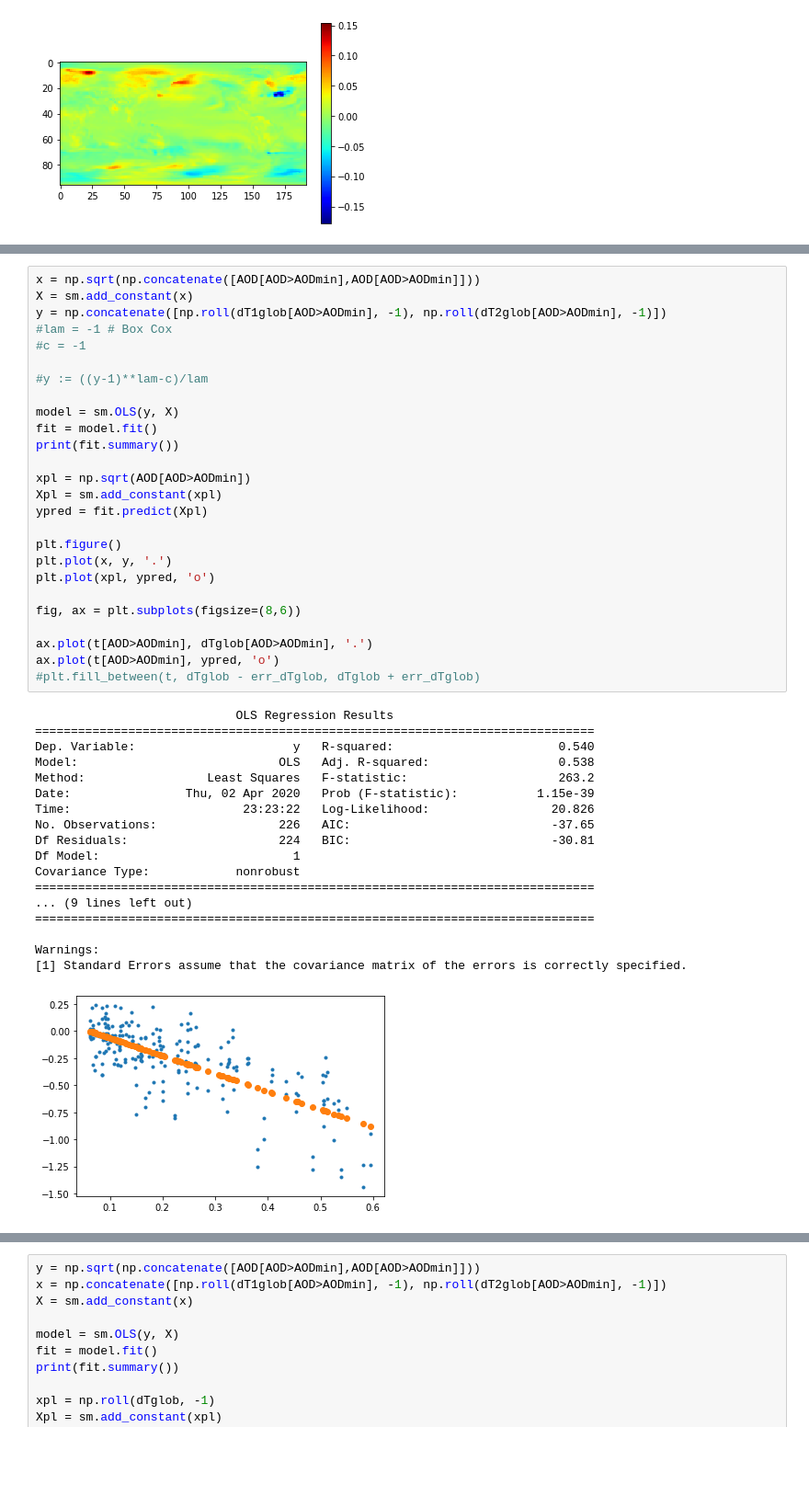
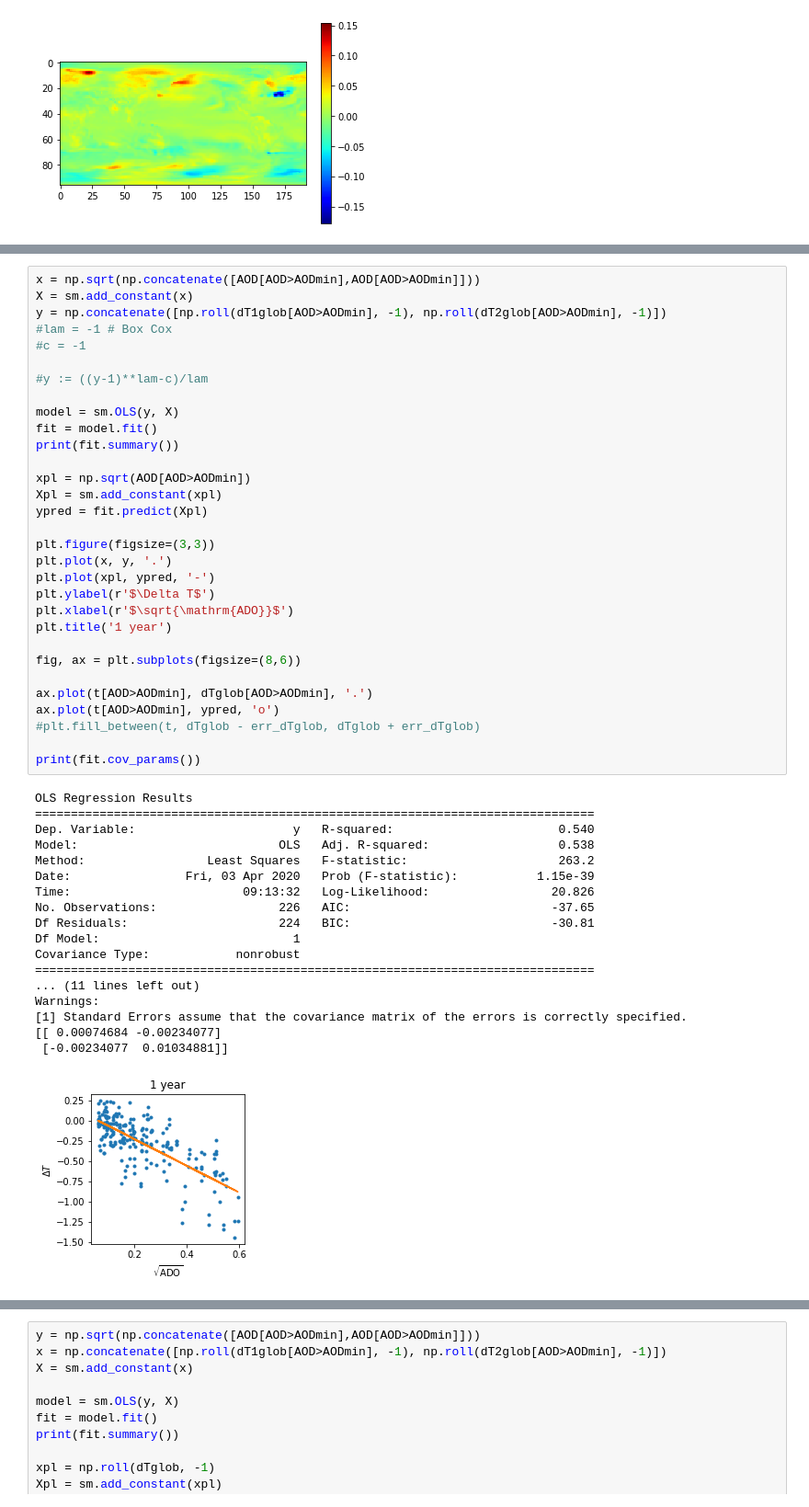
Before and after one commit to HIDA-Datathon/team_bayes, a Jupyter notebook: team_bayes.ipynb, the cells around one changed output, grey strips where cells are left out. Shown at 92% size. Drawn from its saved outputs; the diff is of its cells as text; blank space fills up the shorter version.

Commit message:
Linear regression

```diff
--- a/team_bayes.ipynb
+++ b/team_bayes.ipynb
@@ -132,42 +143,47 @@ y = np.concatenate([np.roll(dT1glob[AOD>AODmin], -1), np.roll(dT2glob[AOD>AODmin
 
 #y := ((y-1)**lam-c)/lam
 
 model = sm.OLS(y, X)
 fit = model.fit()
 print(fit.summary())
 
 xpl = np.sqrt(AOD[AOD>AODmin])
 Xpl = sm.add_constant(xpl)
 ypred = fit.predict(Xpl)
 
-plt.figure()
+plt.figure(figsize=(3,3))
 plt.plot(x, y, '.')
-plt.plot(xpl, ypred, 'o')
+plt.plot(xpl, ypred, '-')
+plt.ylabel(r'$\Delta T$')
+plt.xlabel(r'$\sqrt{\mathrm{ADO}}$')
+plt.title('1 year')
 
 fig, ax = plt.subplots(figsize=(8,6))
 
 ax.plot(t[AOD>AODmin], dTglob[AOD>AODmin], '.')
 ax.plot(t[AOD>AODmin], ypred, 'o')
 #plt.fill_between(t, dTglob - err_dTglob, dTglob + err_dTglob)
+
+print(fit.cov_params())
 # %% [output]
-                            OLS Regression Results
+OLS Regression Results
 ==============================================================================
 Dep. Variable:                      y   R-squared:                       0.540
 Model:                            OLS   Adj. R-squared:                  0.538
 Method:                 Least Squares   F-statistic:                     263.2
-Date:                Thu, 02 Apr 2020   Prob (F-statistic):           1.15e-39
-Time:                        23:23:22   Log-Likelihood:                 20.826
+Date:                Fri, 03 Apr 2020   Prob (F-statistic):           1.15e-39
+Time:                        09:13:32   Log-Likelihood:                 20.826
 No. Observations:                 226   AIC:                            -37.65
 Df Residuals:                     224   BIC:                            -30.81
 Df Model:                           1
 Covariance Type:            nonrobust
 ==============================================================================
-... (9 lines left out)
-==============================================================================
-
+... (11 lines left out)
 Warnings:
 [1] Standard Errors assume that the covariance matrix of the errors is correctly specified.
+[[ 0.00074684 -0.00234077]
+ [-0.00234077  0.01034881]]
-[figure, old version]
+[figure, new version]
 [figure]
 # %%
 y = np.sqrt(np.concatenate([AOD[AOD>AODmin],AOD[AOD>AODmin]]))
```
Also changed, not shown: parts of 4 cells of this notebook.
